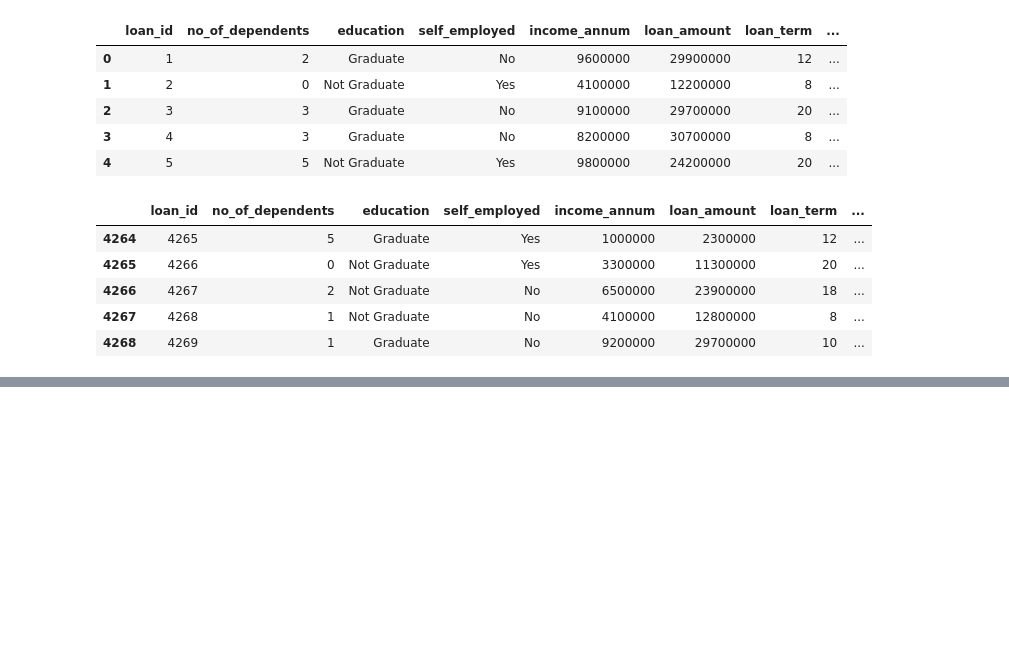
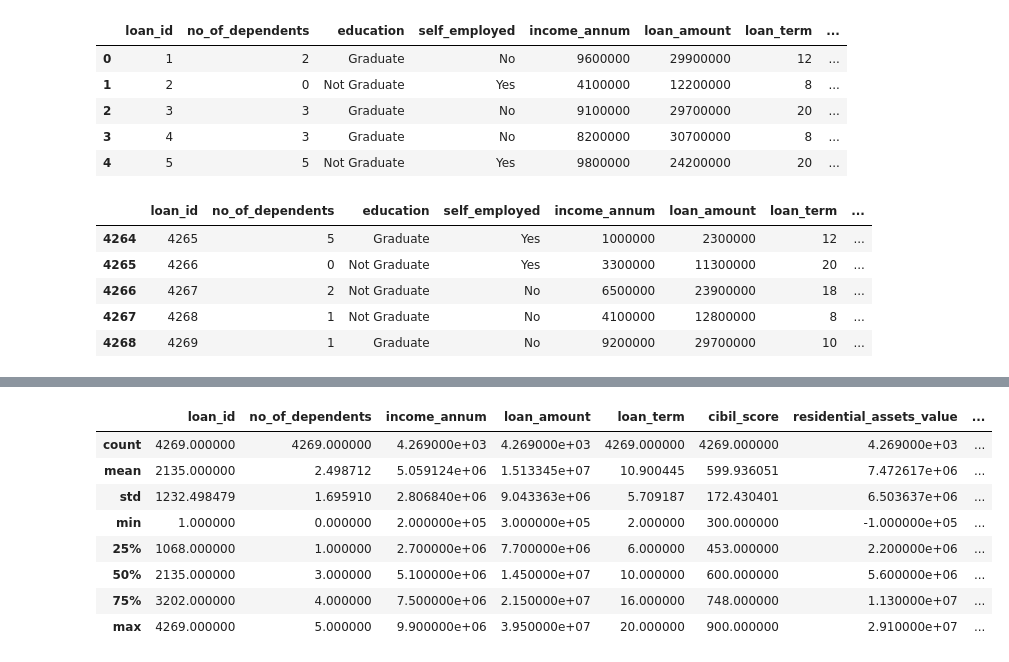
Before and after one commit to Shamiul-693/Credit-Risk-Assessment-and-Loan-Approval-Automation, a Jupyter notebook: Machine_Learning_for_Credit_Risk_Assessment_and_Loan_Approval_Automation.ipynb, the cells around one changed output, grey strips where cells are left out. Cells and saved outputs as stored; diff of their text form; code cells hidden in the pictures; blank space fills up the shorter version.

Commit message:
data describe

```diff
--- a/Machine_Learning_for_Credit_Risk_Assessment_and_Loan_Approval_Automation.ipynb
+++ b/Machine_Learning_for_Credit_Risk_Assessment_and_Loan_Approval_Automation.ipynb
@@ -74,0 +79,12 @@ data.tail()
+# %%
+data.describe()
+# %% [output]
+|  | loan_id | no_of_dependents | income_annum | loan_amount | loan_term | cibil_score | residential_assets_value | ... |
+| count | 4269.000000 | 4269.000000 | 4.269000e+03 | 4.269000e+03 | 4269.000000 | 4269.000000 | 4.269000e+03 | ... |
+| mean | 2135.000000 | 2.498712 | 5.059124e+06 | 1.513345e+07 | 10.900445 | 599.936051 | 7.472617e+06 | ... |
+| std | 1232.498479 | 1.695910 | 2.806840e+06 | 9.043363e+06 | 5.709187 | 172.430401 | 6.503637e+06 | ... |
+| min | 1.000000 | 0.000000 | 2.000000e+05 | 3.000000e+05 | 2.000000 | 300.000000 | -1.000000e+05 | ... |
+| 25% | 1068.000000 | 1.000000 | 2.700000e+06 | 7.700000e+06 | 6.000000 | 453.000000 | 2.200000e+06 | ... |
+| 50% | 2135.000000 | 3.000000 | 5.100000e+06 | 1.450000e+07 | 10.000000 | 600.000000 | 5.600000e+06 | ... |
+| 75% | 3202.000000 | 4.000000 | 7.500000e+06 | 2.150000e+07 | 16.000000 | 748.000000 | 1.130000e+07 | ... |
+| max | 4269.000000 | 5.000000 | 9.900000e+06 | 3.950000e+07 | 20.000000 | 900.000000 | 2.910000e+07 | ... |
```
Also changed, not shown: parts of 2 cells of this notebook.
